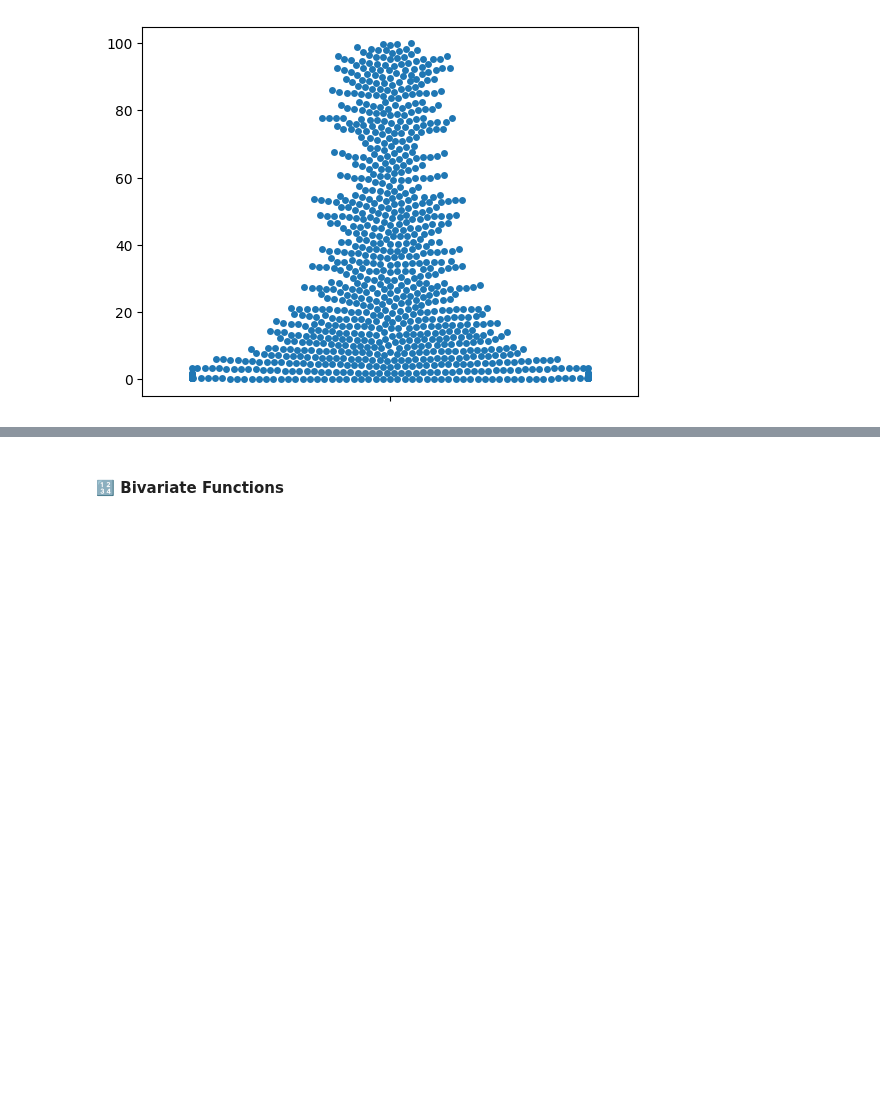
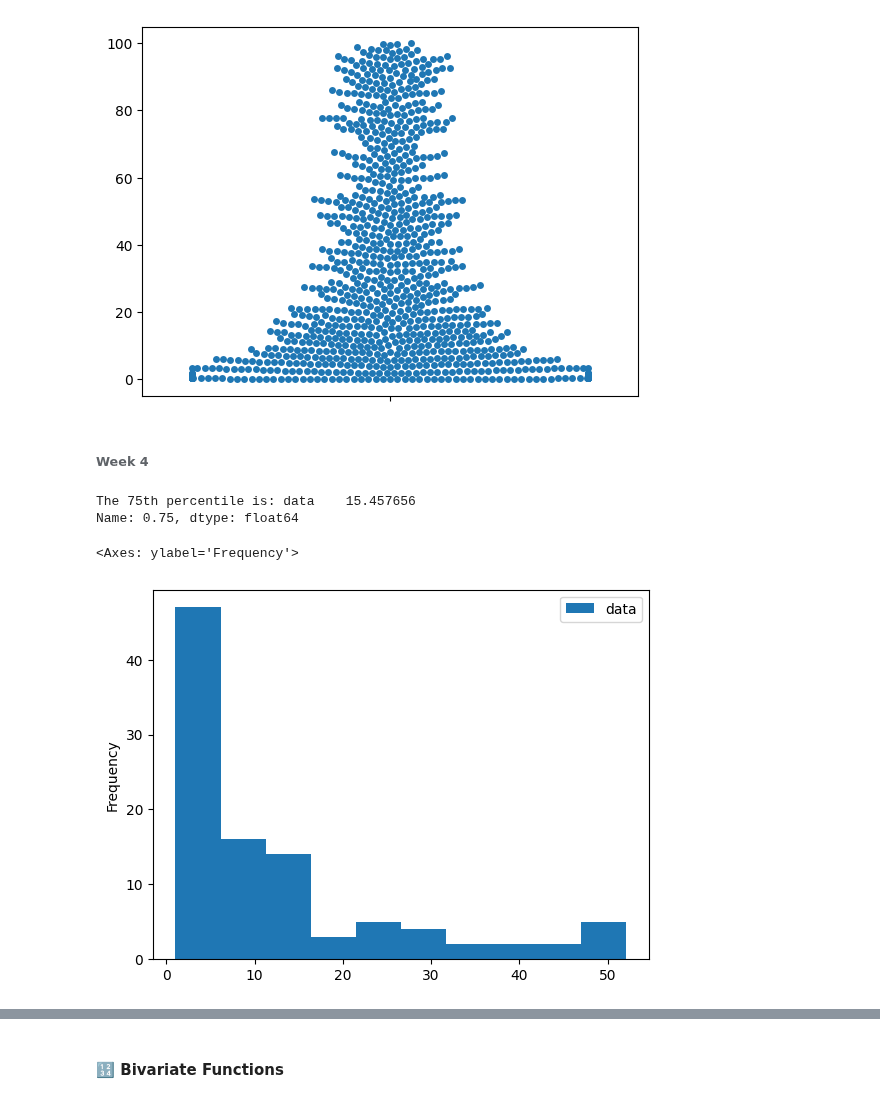
Before and after one commit to andre-bu-gitdev/O2_AI_for_Leaders_dx699, a Jupyter notebook: Milestone_4/Milestone4.ipynb, the cells around one changed output, grey strips where cells are left out. Cells and saved outputs as stored; diff of their text form; code cells hidden in the pictures; blank space fills up the shorter version.

```diff
--- a/Milestone_4/Milestone4.ipynb
+++ b/Milestone_4/Milestone4.ipynb
@@ -92,3 +92,20 @@ sns.swarmplot(lesson_series)
 # %% [output]
 <Axes: >
 [figure]
+# %% [markdown]
+###### Week 4
+# %%
+# Week 4
+## intialize new df
+np.random.seed(0)
+num_data = 100
+data = np.exp(np.random.uniform(size = num_data) * 4)
+df = pd.DataFrame(data.T, columns = ["data"])
+## get 75 quantile & make histogram plot
+print("The 75th percentile is:", df.quantile(q = 0.75))
+df.plot.hist()
+# %% [output]
+The 75th percentile is: data    15.457656
+Name: 0.75, dtype: float64
+<Axes: ylabel='Frequency'>
+[figure, added]
```
Also changed, not shown: parts of 2 cells of this notebook.
